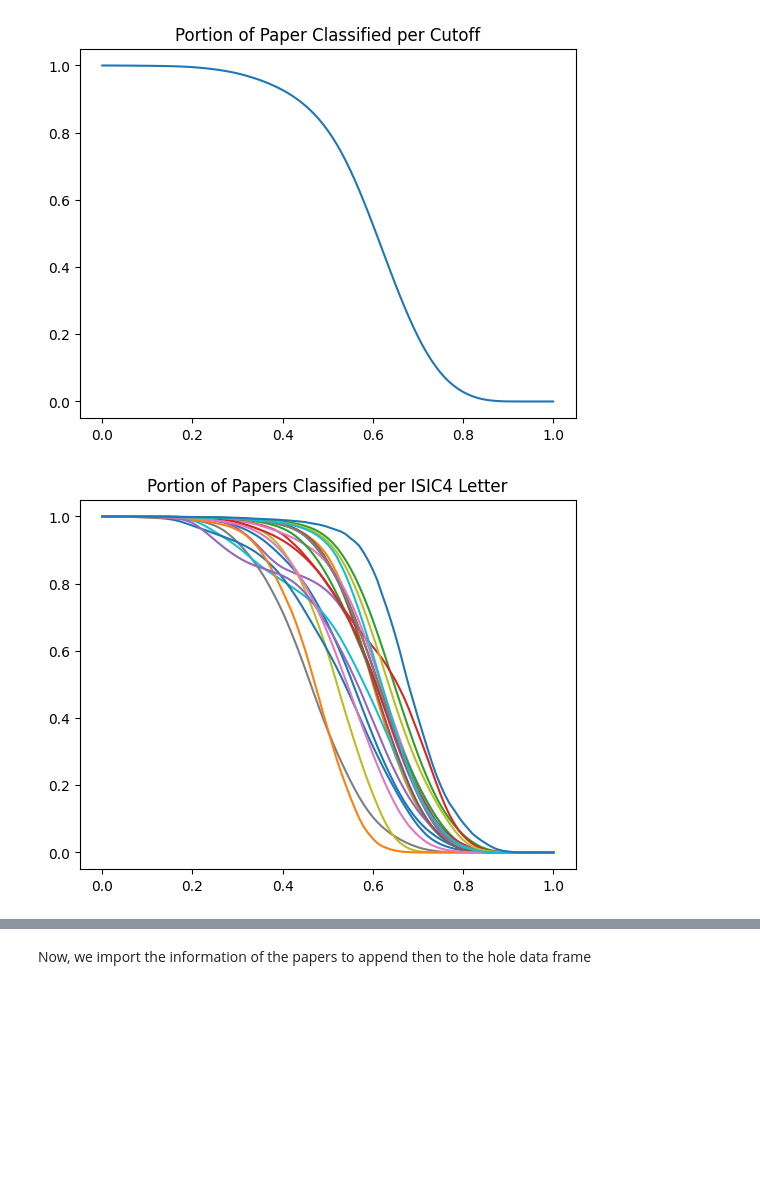
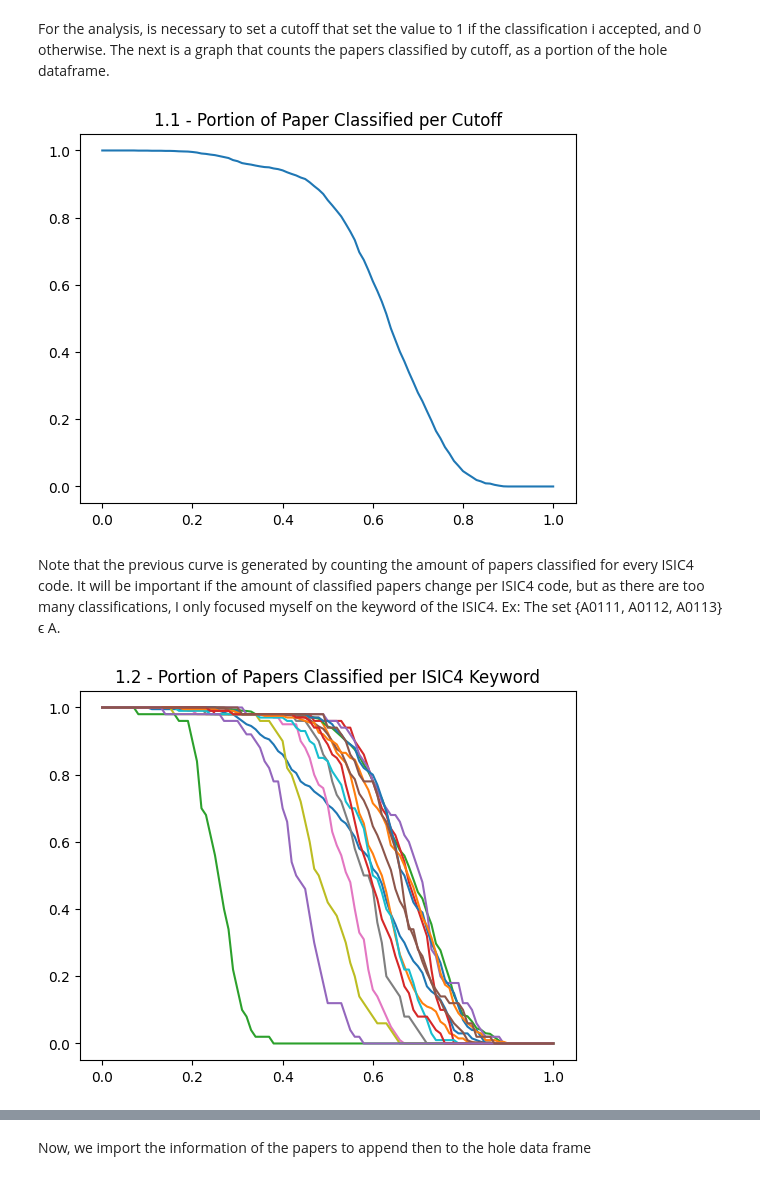
Before and after one commit to elmarcellotc/undergradute-thesis, a Jupyter notebook: application/documentation/similarity_cutoff.ipynb, the cells around one changed output, grey strips where cells are left out. Saved outputs shown, nothing was run; the diff lists cells and outputs as text; code cells hidden in the pictures; blank space fills up the shorter version.

```diff
--- a/application/documentation/similarity_cutoff.ipynb
+++ b/application/documentation/similarity_cutoff.ipynb
@@ -21,7 +24,13 @@ Given the similarity between the papers text, and the isic4 codes descriptions,
 # %%
 similarity = pd.read_csv('treatment_data/similarity.csv', index_col=0)
-with open('outputs/tables/similarity_example.tex','w') as tf:
-    tf.write(similarity.reset_index().iloc[[0,25,62,80,100], [0,25,62,80,100]].to_latex(index=False))
 
-similarity.reset_index().iloc[[0, 25, 62, 80, 100], [0, 25, 62, 80, 100]]
+preview_list = [i for i in range(5)]
+
+# #### to the script
+# with open('outputs/tables/similarity_example.tex','w') as tf:
+#     tf.write(similarity.reset_index().iloc[preview_list, preview_list].to_latex(index=False))
+
+display(similarity.reset_index().iloc[preview_list, preview_list])
+
+similarity = similarity.iloc[[np.random.randint(0,8000) for i in range(50)],[np.random.randint(0,400) for i in range(50)]]
 # %% [output]
@@ -34,3 +43,5 @@ similarity.reset_index().iloc[[0, 25, 62, 80, 100], [0, 25, 62, 80, 100]]
+# %% [markdown]
+For the analysis, is necessary to set a cutoff that set the value to 1 if the classification i accepted, and 0 otherwise. The next is a graph that counts the papers classified by cutoff, as a portion of the hole dataframe.
 # %%
 # This code shows the cutoff by all the
 range_base = np.arange(0, 1.01, 0.01)
@@ -45,45 +56,50 @@ for i in range(range_base.shape[0]):
 # Get the possible values. Also, get free space after redefine similarity_matrix
 
 
-plt.title('Portion of Paper Classified per Cutoff')
+plt.title('1.1 - Portion of Paper Classified per Cutoff')
 plt.plot(range_base, (count_array / (similarity_matrix.shape[0] * similarity_matrix.shape[1])))
-plt.savefig('outputs/graphs/g1_portion_classified.jpg')
+# #### to the script
+# plt.savefig('outputs/graphs/g1_portion_classified.jpg')
 plt.show()
 # %% [output]
-[figure, old version]
+[figure, new version]
+# %% [markdown]
+Note that the previous curve is generated by counting the amount of papers classified for every ISIC4 code. It will be important if the amount of classified papers change per ISIC4 code, but as there are too many classifications, I only focused myself on the keyword of the ISIC4. Ex: The set {A0111, A0112, A0113} ϵ A.
 # %%
 range_base = np.arange(0, 1.01, 0.01)
 
 # We first generate the letter codes
 
 codes_columns = similarity.columns[1:].to_list()
 
 products_codes = [x[0] for x in codes_columns]
 
 products_codes = np.unique(products_codes)
 
 ###################################################
 ### This commented code is to plot by ISIC4 type
 ##########################################
 
 #######################################################################
 for j in products_codes:
 
     columns_list = [i for i in codes_columns if j in i]
     col_array = similarity[columns_list].to_numpy()
 
     count_array = np.zeros(range_base.shape[0])
 
     for i in range(range_base.shape[0]):
         count_array[i] = (np.where(col_array>=range_base[i], 1, 0)).sum()
 
     col_array = col_array.shape[0] * col_array.shape[1]
 
     plt.plot(range_base, (count_array / col_array))
 ####################################################################
-plt.title('Portion of Papers Classified per ISIC4 Letter')
-plt.savefig('outputs/graphs/g1_2_portion_classified_per_code.jpg')
+
+plt.title('1.2 - Portion of Papers Classified per ISIC4 Keyword')
+# #### to the script
+# plt.savefig('outputs/graphs/g1_2_portion_classified_per_code.jpg')
 plt.show()
 # %% [output]
-[figure, old version]
+[figure, new version]
 # %% [markdown]
```
Also changed, not shown: parts of 6 cells of this notebook, 3 other files.
